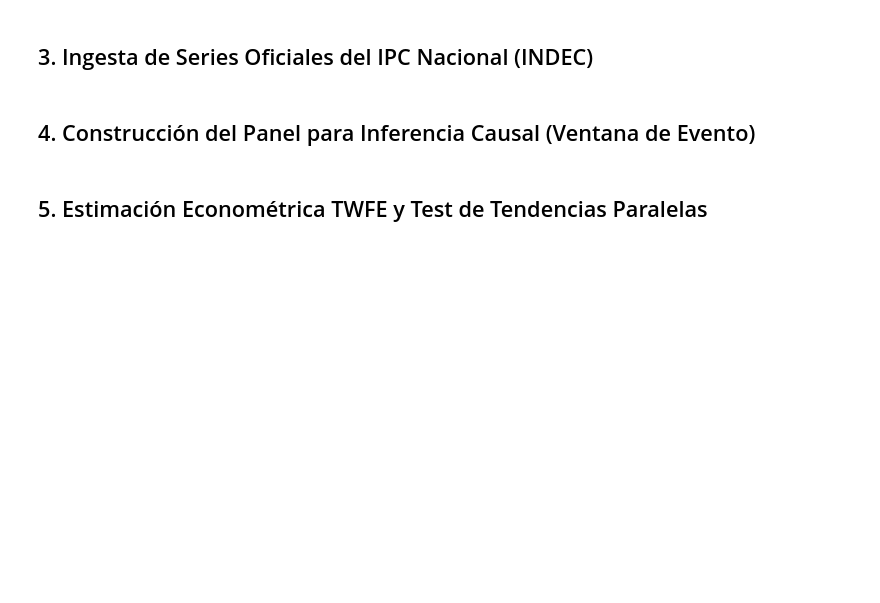
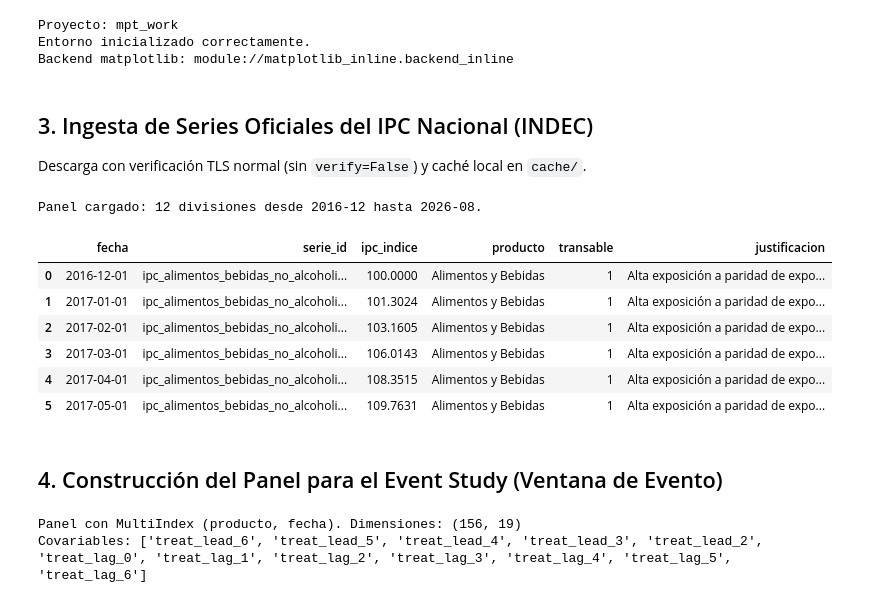
Before and after one commit to carolinamsfelipe/monitor-pass-through, a Jupyter notebook: notebook_principal.ipynb, the cells around one changed output. Saved outputs shown, nothing was run; the diff lists cells and outputs as text; code cells hidden in the pictures; blank space fills up the shorter version.

```diff
--- a/notebook_principal.ipynb
+++ b/notebook_principal.ipynb
@@ -41,2 +25,56 @@ print("Entorno inicializado correctamente.")
+# %%
+import os
+import subprocess
+import sys
+
+REPO_URL = "https://github.com/carolinamsfelipe/monitor-pass-through"
+
+# (a) Ubicarse en la raíz del proyecto (o clonarlo, p. ej. en Colab)
+if not os.path.isdir("datos"):
+    if os.path.isdir(os.path.join("..", "datos")):
+        os.chdir("..")
+    else:
+        subprocess.run(["git", "clone", "--depth", "1", REPO_URL, "monitor-pass-through"], check=True)
+        os.chdir("monitor-pass-through")
+if os.getcwd() not in sys.path:
+    sys.path.insert(0, os.getcwd())
+
+# (b) Dependencias completas (no-op si ya están instaladas)
+subprocess.run(
+    [sys.executable, "-m", "pip", "install", "-q", "--disable-pip-version-check", "-r", "requirements.txt", "linearmodels", "statsmodels"],
+    check=True,
+)
+
+# (c) Semilla fija y configuración
+import random
+import numpy as np
+import matplotlib.pyplot as plt
+from IPython.display import Markdown, display
+
+SEED = 42
+random.seed(SEED)
+np.random.seed(SEED)
+VENTANA = 6          # meses pre y post
+FECHA_SHOCK = "2023-12-01"
+USAR_LLM = False     # True: usa OPENAI_API_KEY si está definida; False: plantilla determinística
+
+from datos.api_indec import obtener_panel_capitulos
+from datos import scraping_precios as sp
+from econometria.preparacion_panel import preparar_panel_event_study
+from econometria.modelo_event_study import (
+    estimar_event_study_twfe, extraer_tabla_coeficientes, generar_grafico_event_study,
+)
+from ia.auditor_econometrico import generar_dictamen, resumen_modelo
+
+print("Proyecto:", os.path.basename(os.getcwd()))
+print("Entorno inicializado correctamente.")
+import matplotlib
+print('Backend matplotlib:', matplotlib.get_backend())
+# %% [output]
+Proyecto: mpt_work
+Entorno inicializado correctamente.
+Backend matplotlib: module://matplotlib_inline.backend_inline
 # %% [markdown]
 ## 3. Ingesta de Series Oficiales del IPC Nacional (INDEC)
+
+Descarga con verificación TLS normal (sin `verify=False`) y caché local en `cache/`.
@@ -82,2 +81,15 @@ df_long.head(6)
+# %%
+df_long = obtener_panel_capitulos(cache_dir="cache")
+print(f"Panel cargado: {df_long['producto'].nunique()} divisiones desde {df_long['fecha'].min():%Y-%m} hasta {df_long['fecha'].max():%Y-%m}.")
+df_long.head(6)
+# %% [output]
+Panel cargado: 12 divisiones desde 2016-12 hasta 2026-08.
+|  | fecha | serie_id | ipc_indice | producto | transable | justificacion |
+| 0 | 2016-12-01 | ipc_alimentos_bebidas_no_alcoholi... | 100.0000 | Alimentos y Bebidas | 1 | Alta exposición a paridad de expo... |
+| 1 | 2017-01-01 | ipc_alimentos_bebidas_no_alcoholi... | 101.3024 | Alimentos y Bebidas | 1 | Alta exposición a paridad de expo... |
+| 2 | 2017-02-01 | ipc_alimentos_bebidas_no_alcoholi... | 103.1605 | Alimentos y Bebidas | 1 | Alta exposición a paridad de expo... |
+| 3 | 2017-03-01 | ipc_alimentos_bebidas_no_alcoholi... | 106.0143 | Alimentos y Bebidas | 1 | Alta exposición a paridad de expo... |
+| 4 | 2017-04-01 | ipc_alimentos_bebidas_no_alcoholi... | 108.3515 | Alimentos y Bebidas | 1 | Alta exposición a paridad de expo... |
+| 5 | 2017-05-01 | ipc_alimentos_bebidas_no_alcoholi... | 109.7631 | Alimentos y Bebidas | 1 | Alta exposición a paridad de expo... |
 # %% [markdown]
-## 4. Construcción del Panel para Inferencia Causal (Ventana de Evento)
+## 4. Construcción del Panel para el Event Study (Ventana de Evento)
@@ -104,2 +95,0 @@ print(f"Panel estructurado con MultiIndex. Dimensiones: {df_panel.shape}")
-# %% [markdown]
-## 5. Estimación Econométrica TWFE y Test de Tendencias Paralelas
@@ -121,0 +96,7 @@ print(f"\nTest de Wald de Pre-tendencias: Estadístico = {wald_test.stat:.4f}, p
+# %%
+df_panel, covars = preparar_panel_event_study(df_long, FECHA_SHOCK, VENTANA, VENTANA)
+print(f"Panel con MultiIndex (producto, fecha). Dimensiones: {df_panel.shape}")
+print("Covariables:", covars)
+# %% [output]
+Panel con MultiIndex (producto, fecha). Dimensiones: (156, 19)
+Covariables: ['treat_lead_6', 'treat_lead_5', 'treat_lead_4', 'treat_lead_3', 'treat_lead_2', 'treat_lag_0', 'treat_lag_1', 'treat_lag_2', 'treat_lag_3', 'treat_lag_4', 'treat_lag_5', 'treat_lag_6']
```
Also changed, not shown: parts of 20 cells of this notebook, 30 other files.
